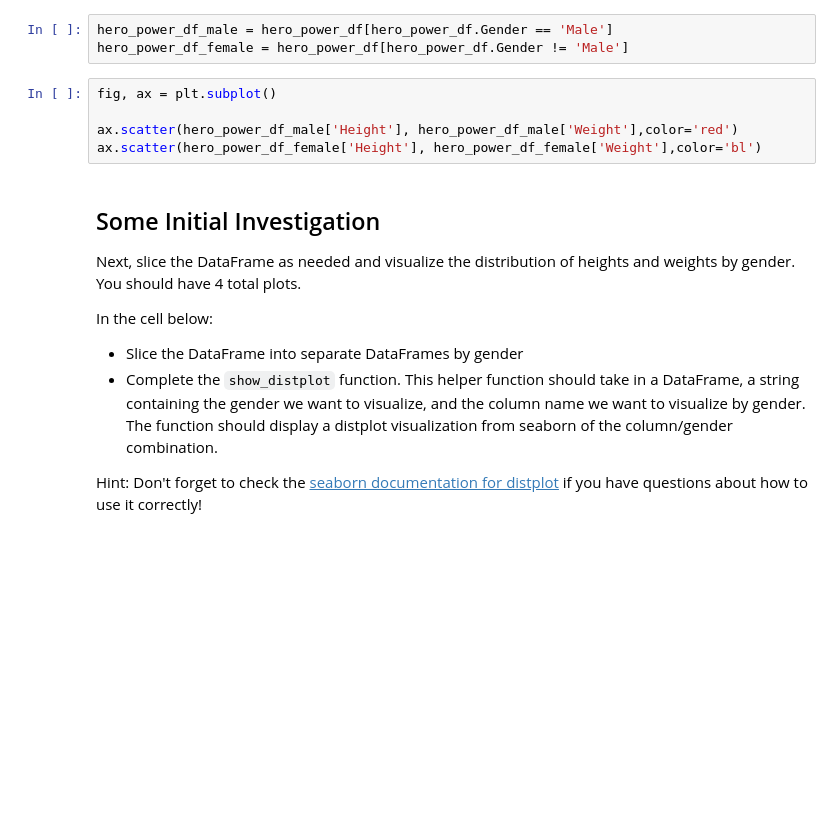
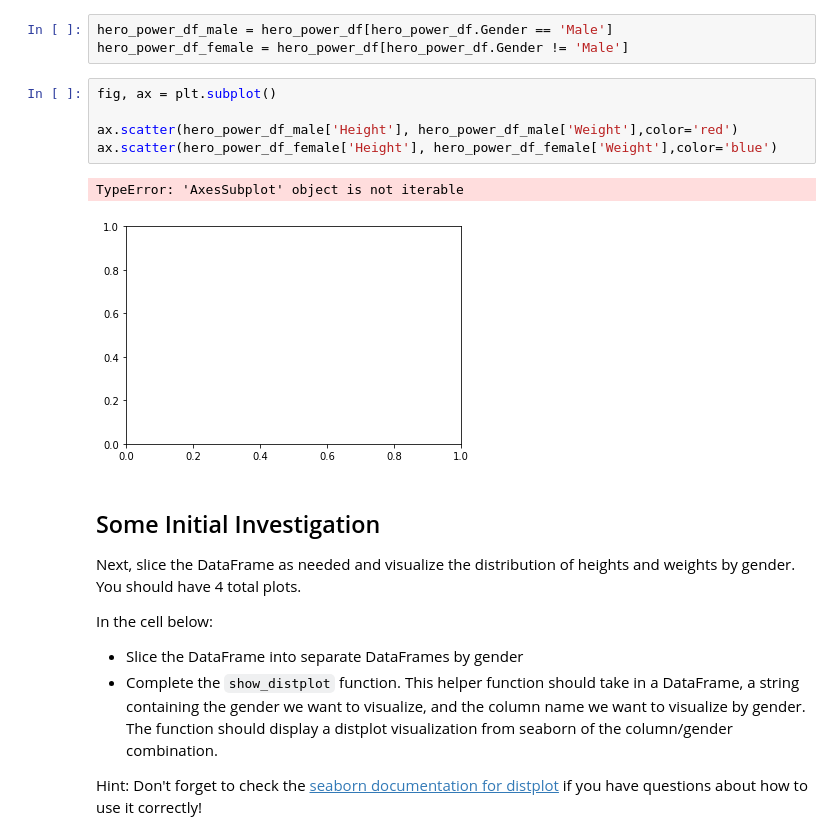
Before and after one commit to jmt0221/dsc-data-cleaning-project-nyc-ds-082619, a Jupyter notebook: index.ipynb, the cells around one changed output. Drawn from its saved outputs; the diff is of its cells as text; blank space fills up the shorter version.

```diff
--- a/index.ipynb
+++ b/index.ipynb
@@ -175,8 +175,11 @@ hero_power_df_female = hero_power_df[hero_power_df.Gender != 'Male']
 # %%
 fig, ax = plt.subplot()
 
 ax.scatter(hero_power_df_male['Height'], hero_power_df_male['Weight'],color='red')
-ax.scatter(hero_power_df_female['Height'], hero_power_df_female['Weight'],color='bl')
+ax.scatter(hero_power_df_female['Height'], hero_power_df_female['Weight'],color='blue')
+# %% [output]
+TypeError: 'AxesSubplot' object is not iterable
+[figure, added]
 # %% [markdown]
 ## Some Initial Investigation
 
```
